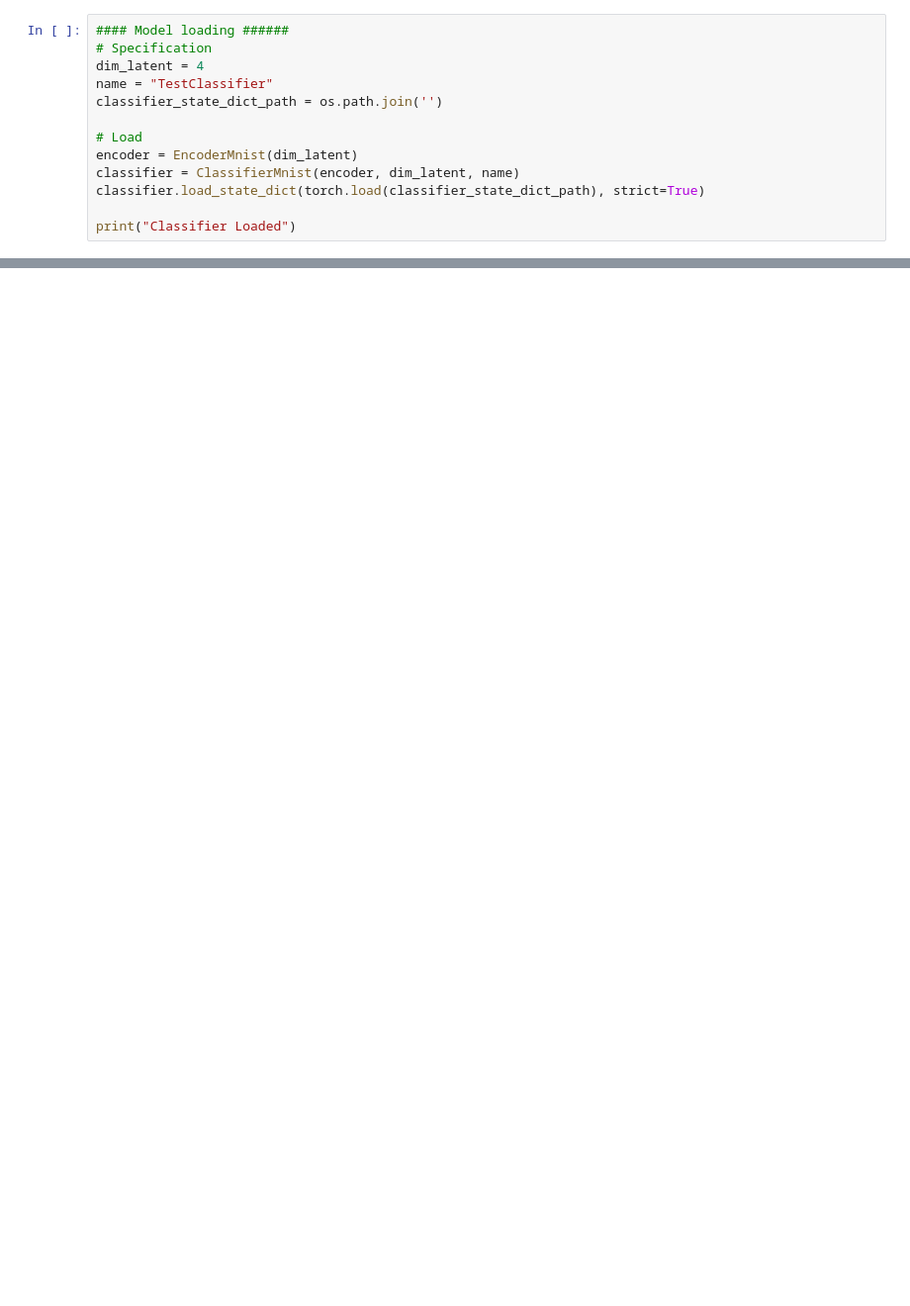
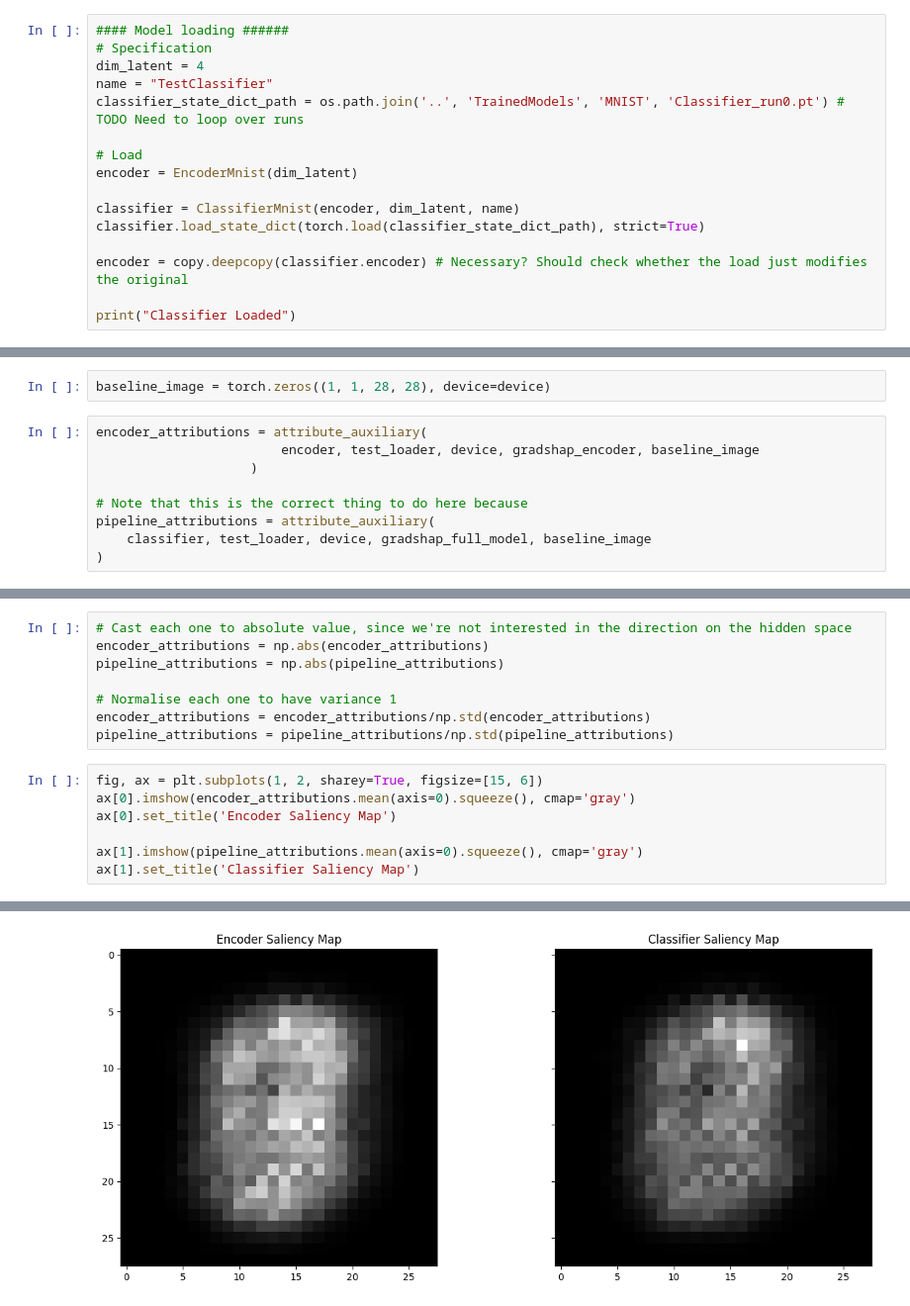
Before and after one commit to jwagenbach/FACT, a Jupyter notebook: extensions/generate_encoder_vs_decoder_correlations.ipynb, the cells around one changed output, grey strips where cells are left out. Shown: that part at 99% size. Cells and saved outputs as stored; diff of their text form; blank space fills up the shorter version.

```diff
--- a/extensions/generate_encoder_vs_decoder_correlations.ipynb
+++ b/extensions/generate_encoder_vs_decoder_correlations.ipynb
@@ -39,11 +60,14 @@ test_loader = torch.utils.data.DataLoader(
 # Specification
 dim_latent = 4
 name = "TestClassifier"
-classifier_state_dict_path = os.path.join('')
+classifier_state_dict_path = os.path.join('..', 'TrainedModels', 'MNIST', 'Classifier_run0.pt') # TODO Need to loop over runs
 
 # Load
 encoder = EncoderMnist(dim_latent)
+
 classifier = ClassifierMnist(encoder, dim_latent, name)
 classifier.load_state_dict(torch.load(classifier_state_dict_path), strict=True)
 
+encoder = copy.deepcopy(classifier.encoder) # Necessary? Should check whether the load just modifies the original
+
 print("Classifier Loaded")
@@ -53,2 +80,13 @@ print("Classifier Loaded")
 gradshap_encoder = GradientShap(encoder)
 gradshap_full_model = GradientShap(classifier)
+# %%
+baseline_image = torch.zeros((1, 1, 28, 28), device=device)
+# %%
+encoder_attributions = attribute_auxiliary(
+                        encoder, test_loader, device, gradshap_encoder, baseline_image
+                    )
+
+# Note that this is the correct thing to do here because
+pipeline_attributions = attribute_auxiliary(
+    classifier, test_loader, device, gradshap_full_model, baseline_image
+)
@@ -54,0 +117,16 @@ gradshap_full_model = GradientShap(classifier)
+# %%
+# Cast each one to absolute value, since we're not interested in the direction on the hidden space
+encoder_attributions = np.abs(encoder_attributions)
+pipeline_attributions = np.abs(pipeline_attributions)
+
+# Normalise each one to have variance 1
+encoder_attributions = encoder_attributions/np.std(encoder_attributions)
+pipeline_attributions = pipeline_attributions/np.std(pipeline_attributions)
+# %%
+fig, ax = plt.subplots(1, 2, sharey=True, figsize=[15, 6])
+ax[0].imshow(encoder_attributions.mean(axis=0).squeeze(), cmap='gray')
+ax[0].set_title('Encoder Saliency Map')
+
+ax[1].imshow(pipeline_attributions.mean(axis=0).squeeze(), cmap='gray')
+ax[1].set_title('Classifier Saliency Map')
+# %% [output]
@@ -54,0 +134 @@ gradshap_full_model = GradientShap(classifier)
+[figure, added]
```
Also changed, not shown: parts of 16 cells of this notebook.
